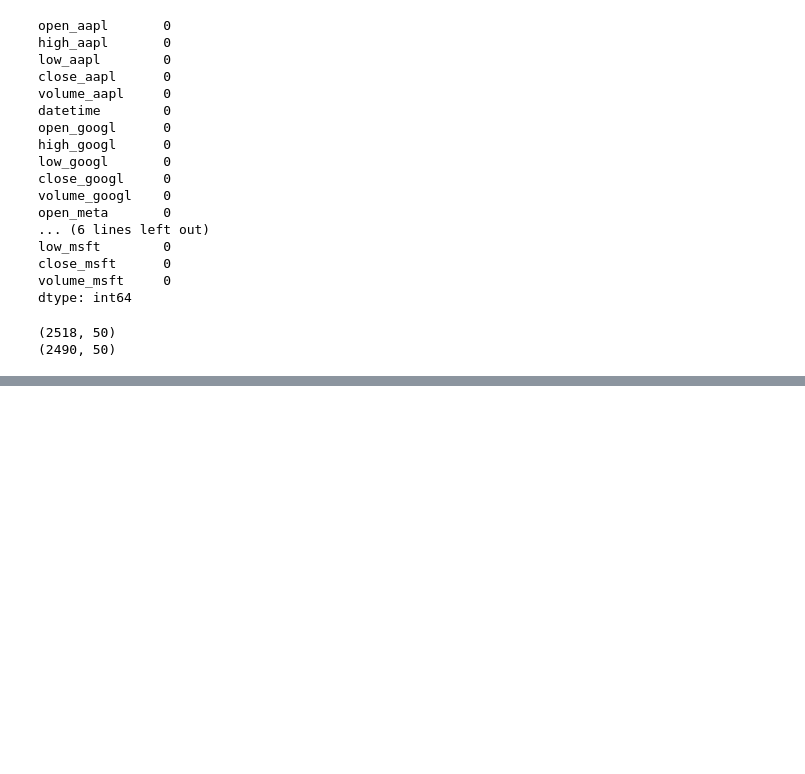
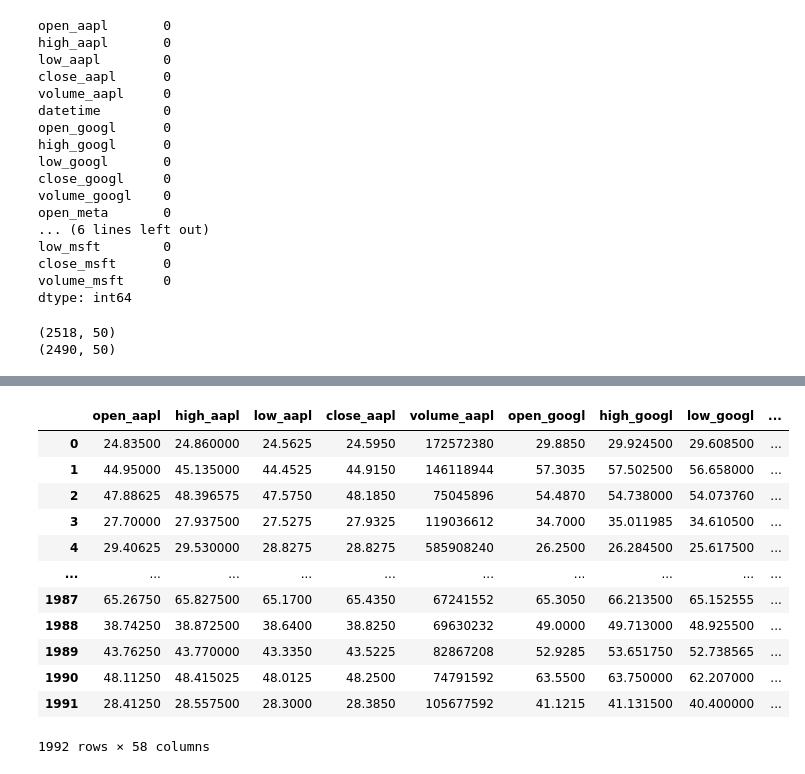
Before and after one commit to fmedrano2019/TraderJoes, a Jupyter notebook: TDAmeritrade-data-extraction.ipynb, the cells around one changed output, grey strips where cells are left out. Saved outputs shown, nothing was run; the diff lists cells and outputs as text; code cells hidden in the pictures; blank space fills up the shorter version.

```diff
--- a/TDAmeritrade-data-extraction.ipynb
+++ b/TDAmeritrade-data-extraction.ipynb
@@ -350,0 +357,32 @@ array([[ -86098.98203139,   -5523.76752898, -123342.93041835, ...,
+# %%
+# Normalize the data
+scaler = StandardScaler()
+train_scaled = scaler.fit_transform(train_autoencoded)
+test_scaled = scaler.transform(test_autoencoded)
+
+# Build the autoencoder model
+input_dim = train_scaled.shape[1]
+encoding_dim = 10
+input_layer = keras.layers.Input(shape=(input_dim,))
+encoder = keras.layers.Dense(encoding_dim, activation='relu')(input_layer)
+decoder = keras.layers.Dense(input_dim, activation='sigmoid')(encoder)
+autoencoder = keras.Model(inputs=input_layer, outputs=decoder)
+
+# Compile the model
+autoencoder.compile(optimizer='adam', loss='binary_crossentropy')
+
+# Train the model
+autoencoder.fit(train_scaled, train_scaled, epochs=15, batch_size=32, validation_data=(test_scaled, test_scaled))
+
+# Use the encoder to generate encoded data
+encoder_model = keras.Model(inputs=input_layer, outputs=encoder)
+encoded_train = encoder_model.predict(train_scaled)
+encoded_test = encoder_model.predict(test_scaled)
+
+# Convert the encoded data back to a DataFrame
+encoded_train_df = pd.DataFrame(encoded_train, columns=['encoded_{}'.format(i) for i in range(encoding_dim)])
+encoded_test_df = pd.DataFrame(encoded_test, columns=['encoded_{}'.format(i) for i in range(encoding_dim)])
+
+# Concatenate the encoded data with the original data
+encoded_train = pd.concat([train.reset_index(drop=True), encoded_train_df], axis=1)
+encoded_test = pd.concat([test.reset_index(drop=True), encoded_test_df], axis=1)
@@ -350,0 +407,16 @@ array([[ -86098.98203139,   -5523.76752898, -123342.93041835, ...,
+# %%
+encoded_train
+# %% [output]
+|  | open_aapl | high_aapl | low_aapl | close_aapl | volume_aapl | open_googl | high_googl | low_googl | ... |
+| 0 | 24.83500 | 24.860000 | 24.5625 | 24.5950 | 172572380 | 29.8850 | 29.924500 | 29.608500 | ... |
+| 1 | 44.95000 | 45.135000 | 44.4525 | 44.9150 | 146118944 | 57.3035 | 57.502500 | 56.658000 | ... |
+| 2 | 47.88625 | 48.396575 | 47.5750 | 48.1850 | 75045896 | 54.4870 | 54.738000 | 54.073760 | ... |
+| 3 | 27.70000 | 27.937500 | 27.5275 | 27.9325 | 119036612 | 34.7000 | 35.011985 | 34.610500 | ... |
+| 4 | 29.40625 | 29.530000 | 28.8275 | 28.8275 | 585908240 | 26.2500 | 26.284500 | 25.617500 | ... |
+| ... | ... | ... | ... | ... | ... | ... | ... | ... | ... |
+| 1987 | 65.26750 | 65.827500 | 65.1700 | 65.4350 | 67241552 | 65.3050 | 66.213500 | 65.152555 | ... |
+| 1988 | 38.74250 | 38.872500 | 38.6400 | 38.8250 | 69630232 | 49.0000 | 49.713000 | 48.925500 | ... |
+| 1989 | 43.76250 | 43.770000 | 43.3350 | 43.5225 | 82867208 | 52.9285 | 53.651750 | 52.738565 | ... |
+| 1990 | 48.11250 | 48.415025 | 48.0125 | 48.2500 | 74791592 | 63.5500 | 63.750000 | 62.207000 | ... |
+| 1991 | 28.41250 | 28.557500 | 28.3000 | 28.3850 | 105677592 | 41.1215 | 41.131500 | 40.400000 | ... |
+1992 rows × 58 columns
```
Also changed, not shown: parts of 12 cells of this notebook, 2 other files.
